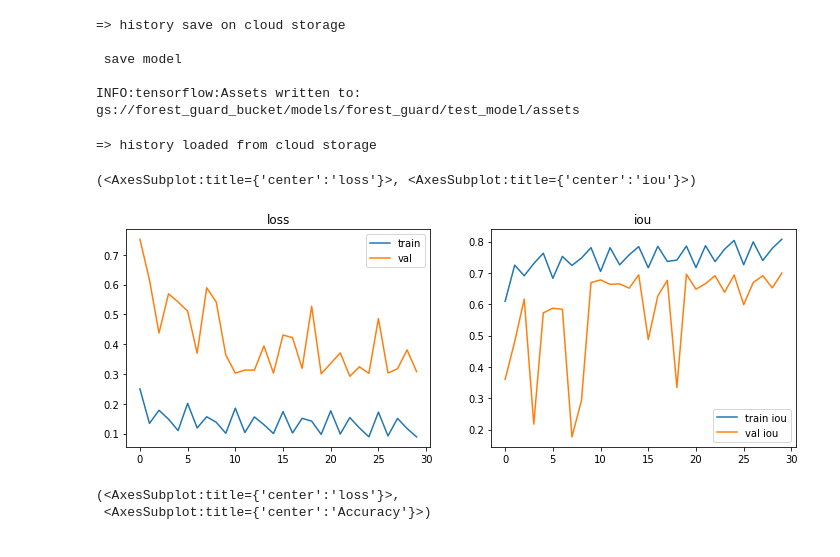
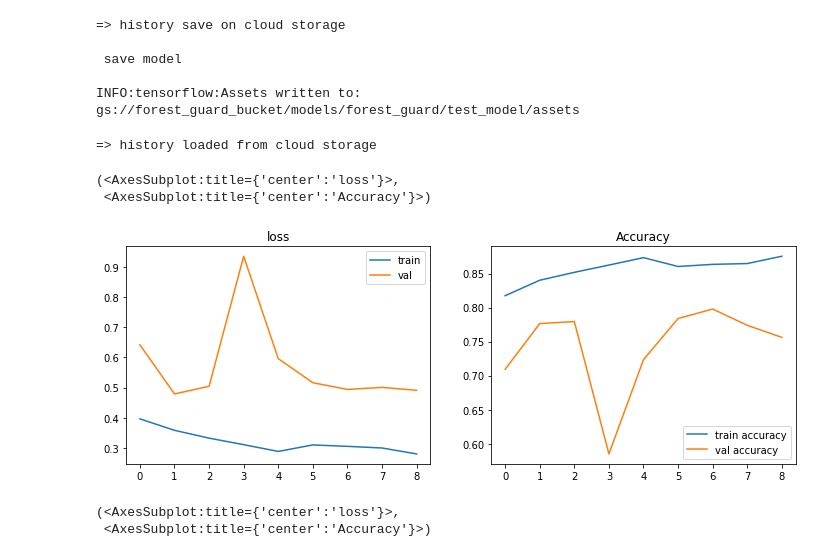
Before and after one commit to TheChwal/forest_guard, a Jupyter notebook: notebooks/JPRezler_metrics_losses.ipynb, the cells around one changed output. Cells and saved outputs as stored; diff of their text form; code cells hidden in the pictures.

```diff
--- a/notebooks/JPRezler_metrics_losses.ipynb
+++ b/notebooks/JPRezler_metrics_losses.ipynb
@@ -350,17 +350,18 @@ INFO:tensorflow:Assets written to: gs://forest_guard_bucket/models/forest_guard/
 # %%
 from forest_guard.history import get_history
 
-hist = get_history('ai_platform_tversky_ownmodel_patience7')
+hist = get_history('adam_binary_tf_none_none')
 hist
 
 from forest_guard.history import plot_history_accuracy
 from forest_guard.history import plot_history_iou
 
-plot_history_iou(hist)
+plot_history_accuracy(hist)
 # %% [output]
 => history loaded from cloud storage
-(<AxesSubplot:title={'center':'loss'}>, <AxesSubplot:title={'center':'iou'}>)
+(<AxesSubplot:title={'center':'loss'}>,
+ <AxesSubplot:title={'center':'Accuracy'}>)
-[figure, old version]
+[figure, new version]
 # %%
 from forest_guard.history import get_history_colab
 hist = get_history_colab('test_model')
```
Also changed, not shown: parts of 2 cells of this notebook, 3 other files.
